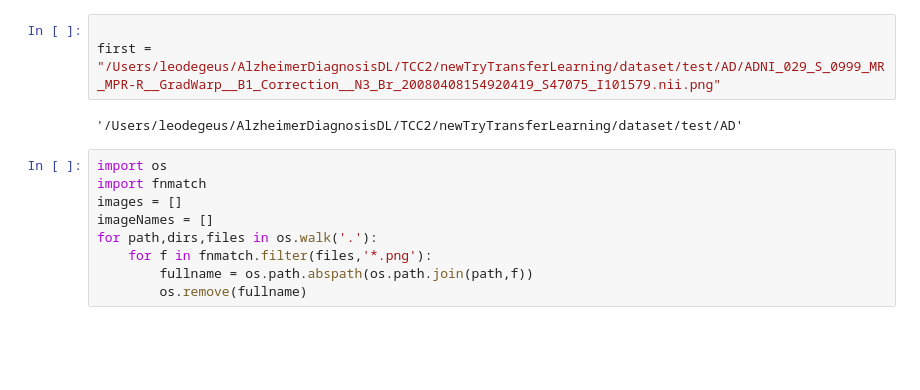
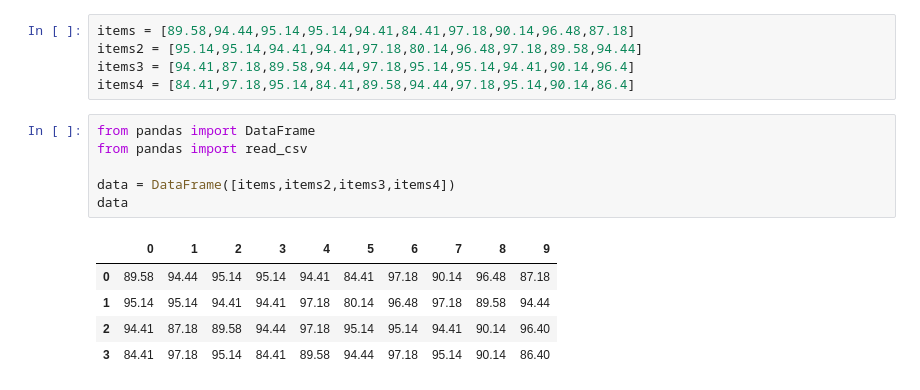
Before and after one commit to leodegeus7/AlzheimerTCC, a Jupyter notebook: Untitled.ipynb, the cells around one changed output. Drawn from its saved outputs; the diff is of its cells as text; blank space fills up the shorter version.

```diff
--- a/Untitled.ipynb
+++ b/Untitled.ipynb
@@ -38,14 +1,17 @@ for path,dirs,files in os.walk('.'):
-# %%
-
-first = "/Users/leodegeus/AlzheimerDiagnosisDL/TCC2/newTryTransferLearning/dataset/test/AD/ADNI_029_S_0999_MR_MPR-R__GradWarp__B1_Correction__N3_Br_20080408154920419_S47075_I101579.nii.png"
-# %% [output]
-'/Users/leodegeus/AlzheimerDiagnosisDL/TCC2/newTryTransferLearning/dataset/test/AD'
-# %%
-import os
-import fnmatch
-images = []
-imageNames = []
-for path,dirs,files in os.walk('.'):
-    for f in fnmatch.filter(files,'*.png'):
-        fullname = os.path.abspath(os.path.join(path,f))
-        os.remove(fullname)
+# %%
+items = [89.58,94.44,95.14,95.14,94.41,84.41,97.18,90.14,96.48,87.18]
+items2 = [95.14,95.14,94.41,94.41,97.18,80.14,96.48,97.18,89.58,94.44]
+items3 = [94.41,87.18,89.58,94.44,97.18,95.14,95.14,94.41,90.14,96.4]
+items4 = [84.41,97.18,95.14,84.41,89.58,94.44,97.18,95.14,90.14,86.4]
+# %%
+from pandas import DataFrame
+from pandas import read_csv
+
+data = DataFrame([items,items2,items3,items4])
+data
+# %% [output]
+|  | 0 | 1 | 2 | 3 | 4 | 5 | 6 | 7 | 8 | 9 |
+| 0 | 89.58 | 94.44 | 95.14 | 95.14 | 94.41 | 84.41 | 97.18 | 90.14 | 96.48 | 87.18 |
+| 1 | 95.14 | 95.14 | 94.41 | 94.41 | 97.18 | 80.14 | 96.48 | 97.18 | 89.58 | 94.44 |
+| 2 | 94.41 | 87.18 | 89.58 | 94.44 | 97.18 | 95.14 | 95.14 | 94.41 | 90.14 | 96.40 |
+| 3 | 84.41 | 97.18 | 95.14 | 84.41 | 89.58 | 94.44 | 97.18 | 95.14 | 90.14 | 86.40 |
```
Also changed, not shown: parts of 21 cells of this notebook, 22 other files.
